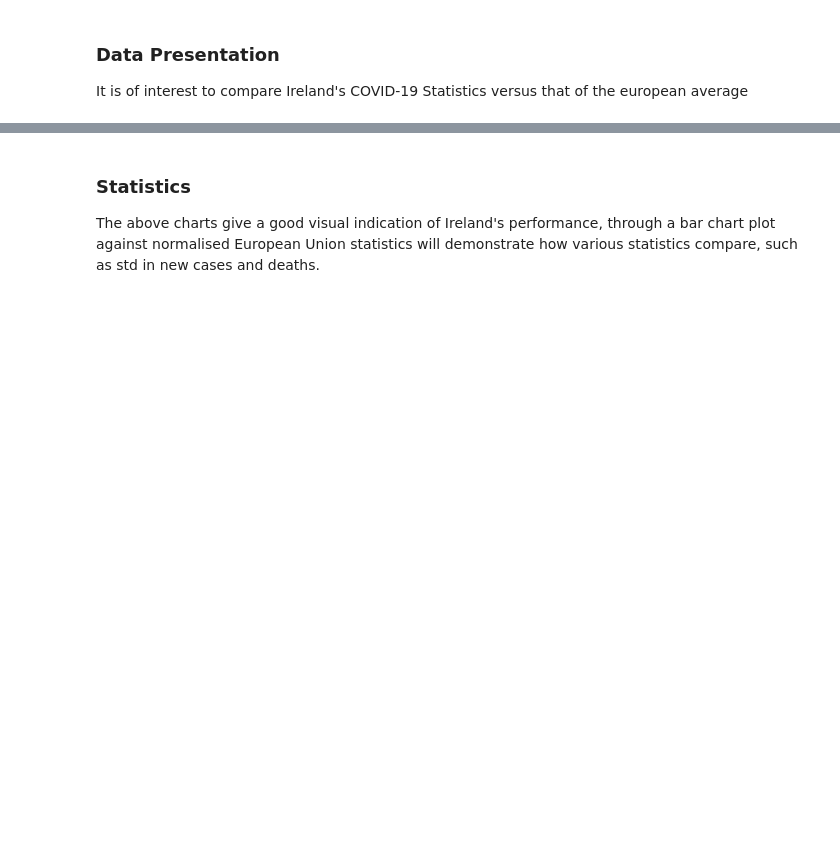
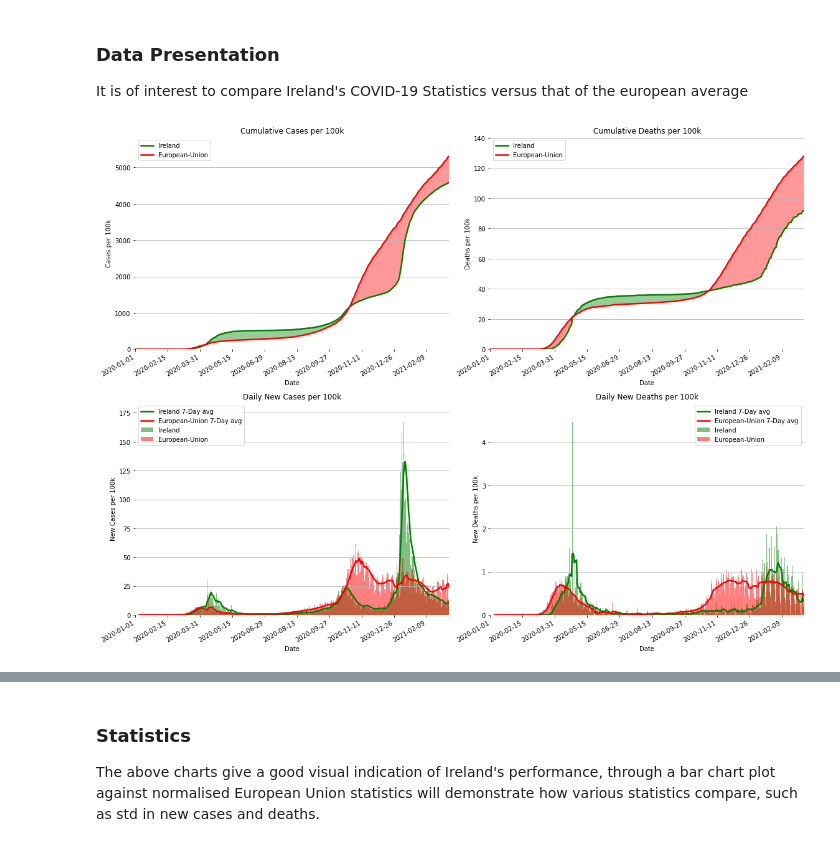
Before and after one commit to AdamJudge/PythonDS_API, a Jupyter notebook: Comp Assignment 1.ipynb, the cells around one changed output, grey strips where cells are left out. Drawn from its saved outputs; the diff is of its cells as text; code cells hidden in the pictures; blank space fills up the shorter version.

Commit message:
Converted to JSON only and finished

```diff
--- a/Comp Assignment 1.ipynb
+++ b/Comp Assignment 1.ipynb
@@ -543,7 +585,9 @@ plotCovidDF(df)
 ### Data Presentation
 It is of interest to compare Ireland's COVID-19 Statistics versus that of the european average
 # %%
-dfIE=pd.read_csv(ProcessedDataFolder + f"/ireland_processed.csv")
-dfEU=pd.read_csv(ProcessedDataFolder + f"/european_union_processed.csv")
+dfIE=pd.read_json(ProcessedDataFolder + f"/Ireland_processed.json")
+dfEU=pd.read_json(ProcessedDataFolder + f"/European-Union_processed.json")
 
 compareCovidDF(dfIE, dfEU)
+# %% [output]
+[figure, added]
```
Also changed, not shown: parts of 23 cells of this notebook, 58 other files.
